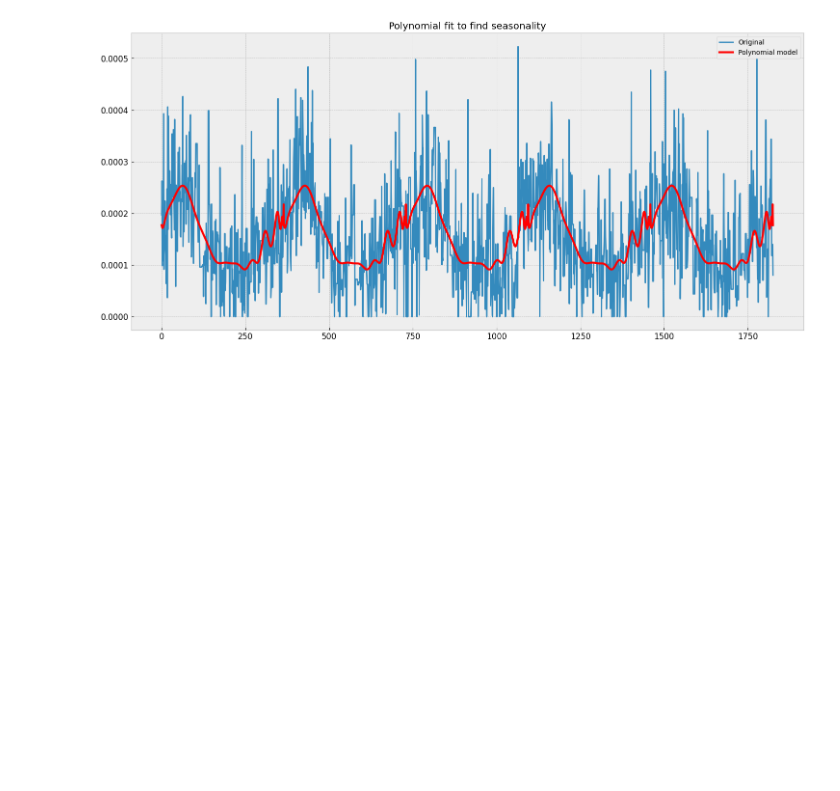
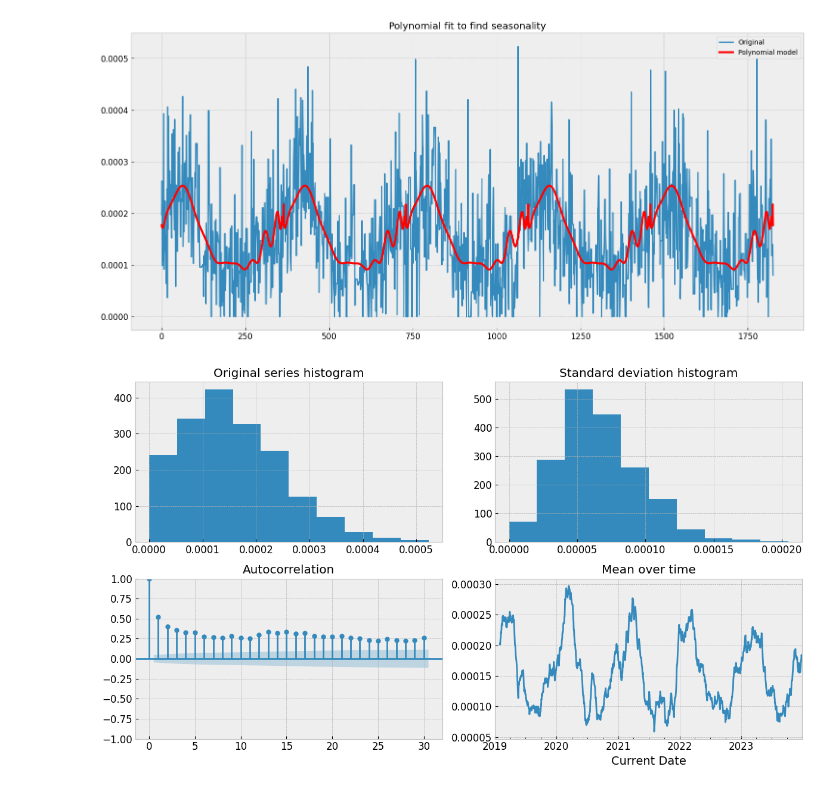
Before and after one commit to Esandu-Meth-Obadaarachchi/HCHO-level-Time-series-forecasting, a Jupyter notebook: DE_3_Analysis_and_.ipynb, the cells around one changed output. Drawn from its saved outputs; the diff is of its cells as text; code cells hidden in the pictures; blank space fills up the shorter version.

```diff
--- a/DE_3_Analysis_and_.ipynb
+++ b/DE_3_Analysis_and_.ipynb
@@ -296,3 +296,44 @@ plt.title("Polynomial fit to find seasonality")
 plt.show()
 # %% [output]
 [figure]
+# %%
+import matplotlib.pyplot as plt
+from statsmodels.graphics.tsaplots import plot_acf
+
+# Set up figure and subplots
+fig = plt.figure(figsize=(12, 7))
+layout = (2, 2)
+hist_ax = plt.subplot2grid(layout, (0, 0))
+ac_ax = plt.subplot2grid(layout, (1, 0))
+hist_std_ax = plt.subplot2grid(layout, (0, 1))
+mean_ax = plt.subplot2grid(layout, (1, 1))
+
+# Plot histogram of the original series
+colombo_df['HCHO reading'].hist(ax=hist_ax)
+hist_ax.set_title("Original series histogram")
+
+# Plot autocorrelation
+plot_acf(colombo_df['HCHO reading'], lags=30, ax=ac_ax)
+ac_ax.set_title("Autocorrelation")
+
+# Calculate rolling standard deviation
+rolling_std = colombo_df['HCHO reading'].rolling(7).std()
+
+# Plot histogram of the rolling standard deviation
+rolling_std.hist(ax=hist_std_ax)
+hist_std_ax.set_title("Standard deviation histogram")
+
+# Calculate rolling mean
+rolling_mean = colombo_df['HCHO reading'].rolling(30).mean()
+
+# Plot rolling mean
+rolling_mean.plot(ax=mean_ax)
+mean_ax.set_title("Mean over time")
+
+# Adjust layout
+plt.tight_layout()
+
+# Show the plot
+plt.show()
+# %% [output]
+[figure, added]
```
Also changed, not shown: parts of 4 cells of this notebook.
